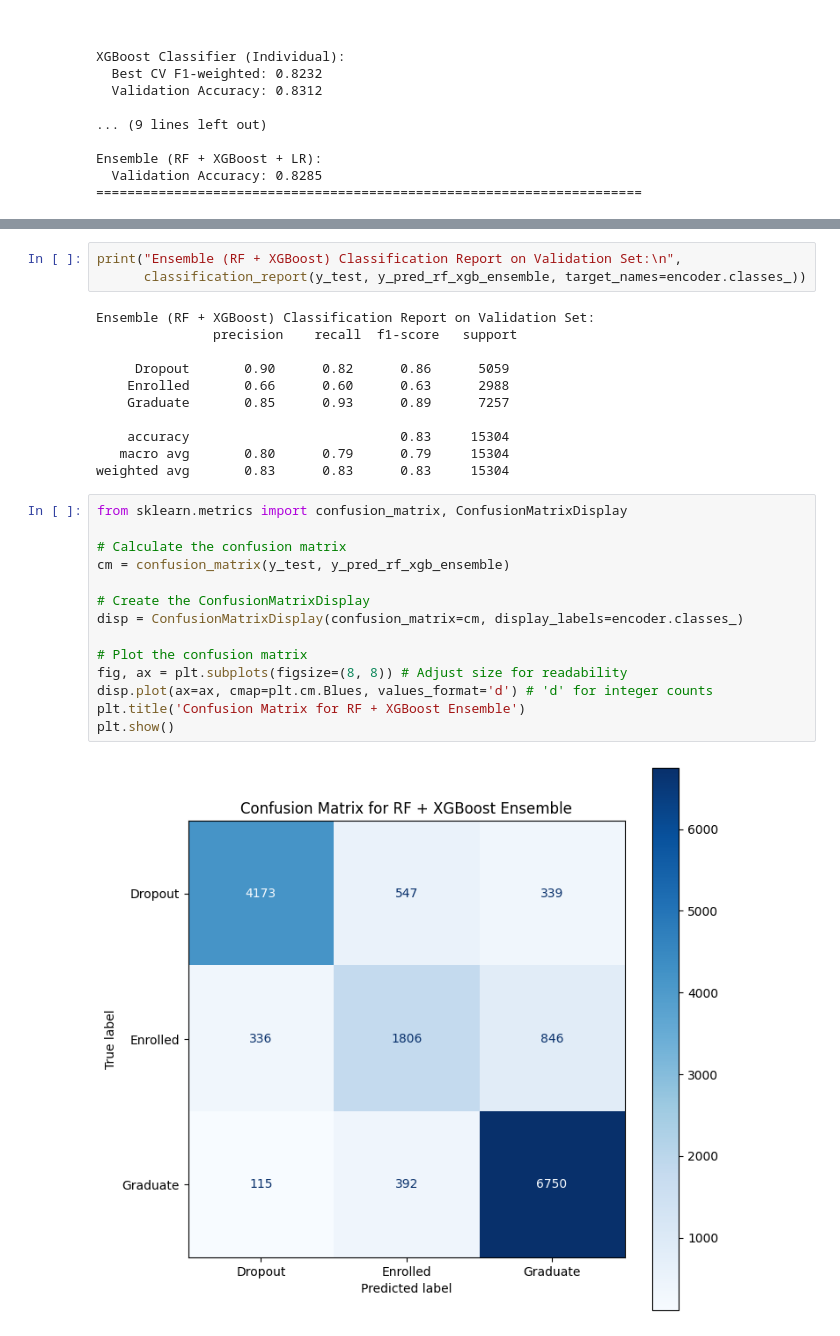
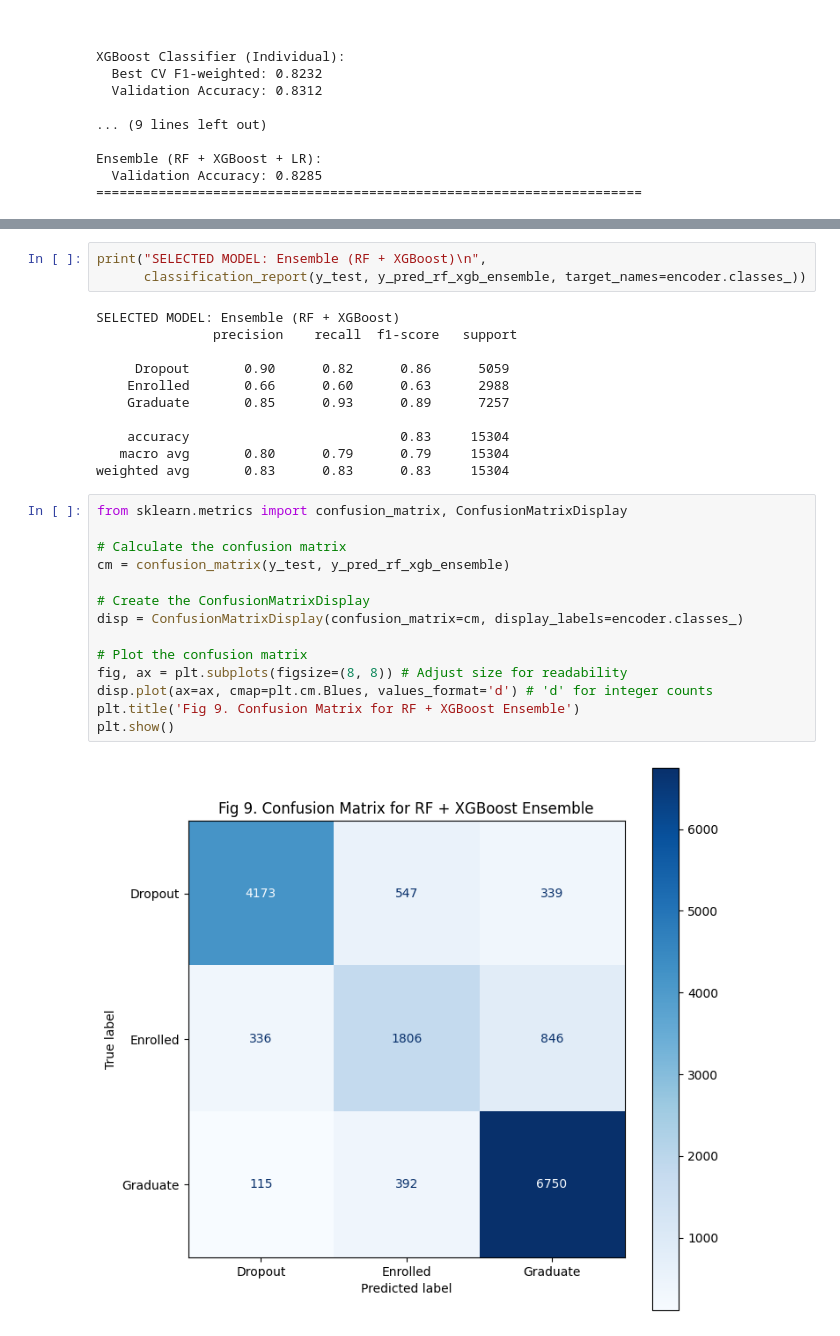
Before and after one commit to Milanomac/Classification-with-an-Academic-Success-Dataset, a Jupyter notebook: notebook.ipynb, the cells around one changed output, grey strips where cells are left out. Saved outputs shown, nothing was run; the diff lists cells and outputs as text.

Commit message:
Adding the solution with comparison of 5 models

```diff
--- a/notebook.ipynb
+++ b/notebook.ipynb
@@ -807,10 +806,10 @@ Ensemble (RF + XGBoost + LR):
 - Very high recall for Graduate - the model rarely missclassifies Graduate.
 - Very high precision for 'Dropout' (when it says someone dropped out, it's usually right).
 # %%
-print("Ensemble (RF + XGBoost) Classification Report on Validation Set:\n",
+print("SELECTED MODEL: Ensemble (RF + XGBoost)\n",
       classification_report(y_test, y_pred_rf_xgb_ensemble, target_names=encoder.classes_))
 # %% [output]
-Ensemble (RF + XGBoost) Classification Report on Validation Set:
+SELECTED MODEL: Ensemble (RF + XGBoost)
                precision    recall  f1-score   support
 
      Dropout       0.90      0.82      0.86      5059
@@ -823,16 +822,16 @@ weighted avg       0.83      0.83      0.83     15304
 # %%
 from sklearn.metrics import confusion_matrix, ConfusionMatrixDisplay
 
 # Calculate the confusion matrix
 cm = confusion_matrix(y_test, y_pred_rf_xgb_ensemble)
 
 # Create the ConfusionMatrixDisplay
 disp = ConfusionMatrixDisplay(confusion_matrix=cm, display_labels=encoder.classes_)
 
 # Plot the confusion matrix
 fig, ax = plt.subplots(figsize=(8, 8)) # Adjust size for readability
 disp.plot(ax=ax, cmap=plt.cm.Blues, values_format='d') # 'd' for integer counts
-plt.title('Confusion Matrix for RF + XGBoost Ensemble')
+plt.title('Fig 9. Confusion Matrix for RF + XGBoost Ensemble')
 plt.show()
 # %% [output]
-[figure, old version]
+[figure, new version]
```
Also changed, not shown: parts of 19 cells of this notebook.
